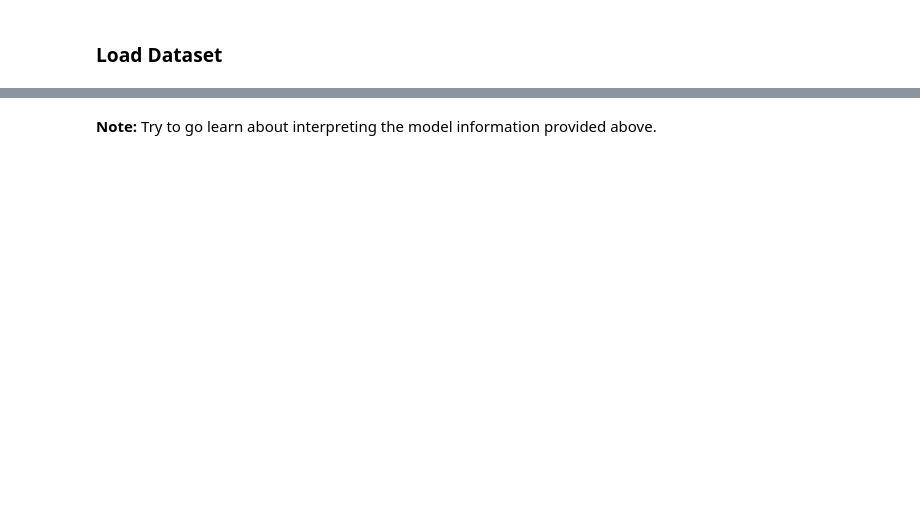
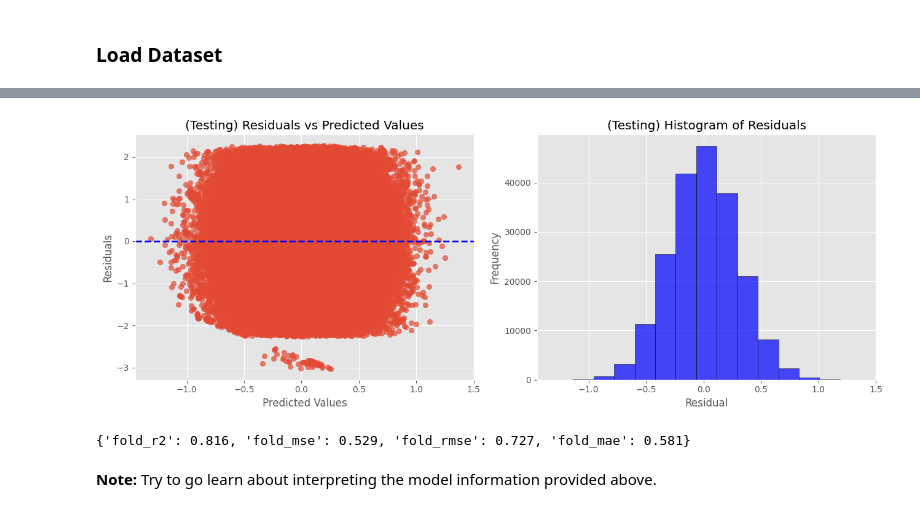
Before and after one commit to SupervisedLearning/regression-crop-yield, a Jupyter notebook: notebook_dev.ipynb, the cells around one changed output, grey strips where cells are left out. Drawn from its saved outputs; the diff is of its cells as text; code cells hidden in the pictures; blank space fills up the shorter version.

```diff
--- a/notebook_dev.ipynb
+++ b/notebook_dev.ipynb
@@ -180,2 +212,60 @@ plt.show()
+# %%
+model_diagnostic_analysis("Testing", y_test_, test_pred)
+# %% [output]
+[figure, added]
+# %%
+# Cross-Validation
+from sklearn.model_selection import KFold, cross_validate
+
+ct = make_column_transformer(
+    (sc, make_column_selector(dtype_include=np.number)),
+    (oh, make_column_selector(dtype_include=object)),
+    remainder='drop'
+)
+
+kf = KFold(n_splits=5, shuffle=True, random_state=43)
+
+# K-Fold Cross-Validation
+def custom_cross_validation(x_values: list) -> dict:
+
+    r2_scores = []
+    mse_scores = []
+    mae_scores = []
+    rmse_scores = []
+
+    for idx, (train_idx, val_idx) in enumerate(kf.split(x_values)):
+
+        X_train, X_val = x_values.iloc[train_idx], x_values.iloc[val_idx]
+        y_train_fold, y_val = y_train.iloc[train_idx], y_train.iloc[val_idx]
+
+        # Train the model
+        pipe = make_pipeline(ct, baseline) \
+            .fit(X_train, y_train_fold)
+
+        # Validate the model
+        y_pred = pipe.predict(X_val)
+        fold_mse = mean_squared_error(y_val, y_pred)
+        fold_mae = mean_absolute_error(y_val, y_pred)
+        fold_rmse = sqrt(fold_mse)
+        fold_r2 = r2_score(y_val, y_pred)
+
+        r2_scores.append(fold_r2)
+        mse_scores.append(fold_mse)
+        mae_scores.append(fold_mae)
+        rmse_scores.append(fold_rmse)
+
+    # Calculate the average scores across all folds
+    fold_scores = dict(
+        fold_r2=np.round(np.mean(r2_scores), 3),
+        fold_mse= np.round(np.mean(mse_scores), 3),
+        fold_rmse=  np.round(np.mean(rmse_scores), 3),
+        fold_mae= np.round(np.mean(mae_scores), 3)
+    )
+
+    return fold_scores
+
+custom_cross_validation(X_train_)
+# %% [output]
+{'fold_r2': 0.816, 'fold_mse': 0.529, 'fold_rmse': 0.727, 'fold_mae': 0.581}
 # %% [markdown]
 **Note:** Try to go learn about interpreting the model information provided above.
```
Also changed, not shown: parts of 30 cells of this notebook, 1 other file.
